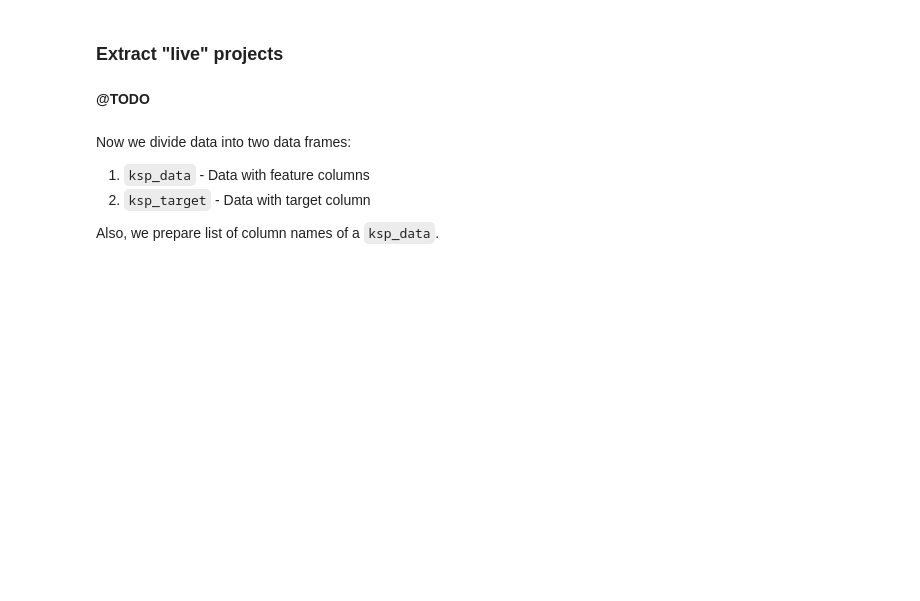
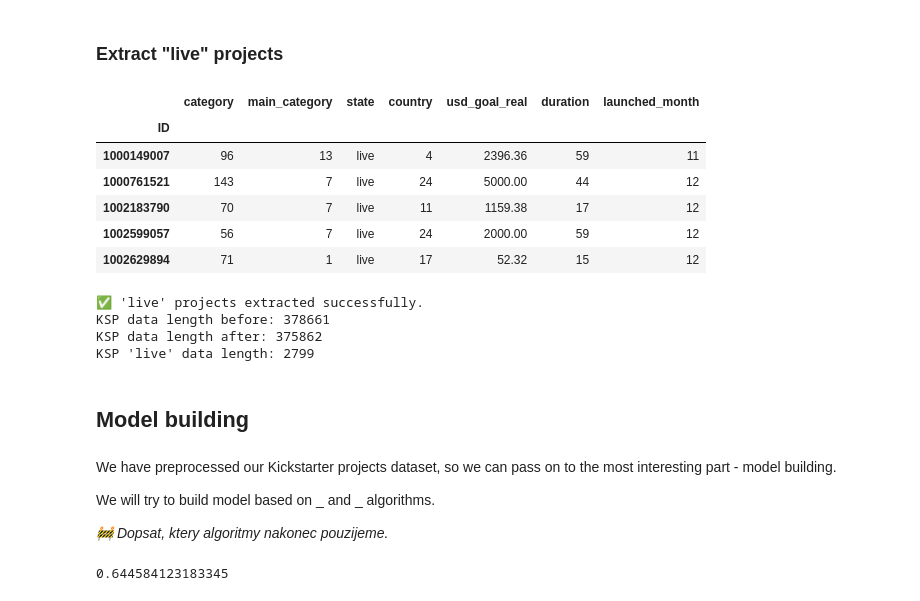
Before and after one commit to dmitrijt9/kickstarter-projects-classification, a Jupyter notebook: notebook.ipynb, the cells around one changed output. Saved outputs shown, nothing was run; the diff lists cells and outputs as text; code cells hidden in the pictures; blank space fills up the shorter version.

```diff
--- a/notebook.ipynb
+++ b/notebook.ipynb
@@ -228,12 +292,64 @@ ksp.head()
 **@TODO**
 # %% [markdown]
 ### Extract "live" projects
-# %% [markdown]
-**@TODO**
-# %% [markdown]
-Now we divide data into two data frames:
-
-1. `ksp_data` - Data with feature columns
-2. `ksp_target` - Data with target column
-
-Also, we prepare list of column names of a `ksp_data`.
+# %%
+# create copy of a live projects and drop them from ksp dataset
+old_ksp_len = len(ksp_pre)
+live_projects_index = ksp_pre[ksp_pre['state'] == 'live'].index
+ksp_live = ksp_pre.filter(items=live_projects_index, axis=0)
+ksp_live.head()
+# %% [output]
+|  | category | main_category | state | country | usd_goal_real | duration | launched_month |
+| ID |  |  |  |  |  |  |  |
+| 1000149007 | 96 | 13 | live | 4 | 2396.36 | 59 | 11 |
+| 1000761521 | 143 | 7 | live | 24 | 5000.00 | 44 | 12 |
+| 1002183790 | 70 | 7 | live | 11 | 1159.38 | 17 | 12 |
+| 1002599057 | 56 | 7 | live | 24 | 2000.00 | 59 | 12 |
+| 1002629894 | 71 | 1 | live | 17 | 52.32 | 15 | 12 |
+# %%
+ksp_pre.drop(ksp_pre[ksp_pre['state'] == 'live'].index, inplace=True, axis=0)
+new_ksp_len = len(ksp_pre)
+assert old_ksp_len - new_ksp_len == len(ksp_live), "Something went wrong when extracting live projects from a datase. Lengths do not match!"
+print("✅ 'live' projects extracted successfully.")
+print("KSP data length before: " + str(old_ksp_len))
+print("KSP data length after: " + str(new_ksp_len))
+print("KSP 'live' data length: " + str(len(ksp_live)))
+# %% [output]
+✅ 'live' projects extracted successfully.
+KSP data length before: 378661
+KSP data length after: 375862
+KSP 'live' data length: 2799
+# %% [markdown]
+## Model building
+# %% [markdown]
+We have preprocessed our Kickstarter projects dataset, so we can pass on to the most interesting part - model building.
+
+We will try to build model based on _ and _ algorithms.
+
+*🚧 Dopsat, ktery algoritmy nakonec pouzijeme.*
+# %%
+from sklearn.neighbors import KNeighborsClassifier
+from sklearn.linear_model import LogisticRegression
+from sklearn.model_selection import train_test_split
+
+split_random_state=24
+
+# split target data (state) from main dataset collection
+y = ksp_pre[['state']]
+X = ksp_pre.drop(['state'], axis=1)
+
+# convert categorical data to numerical
+y = pd.get_dummies(y)
+y = y.drop('state_failed', axis=1)
+# X = pd.get_dummies(X)
+
+X_train, X_test, y_train, y_test = train_test_split(X, y, test_size=0.4, random_state=split_random_state, stratify=y)
+# knn = KNeighborsClassifier(n_neighbors=4)
+# knn.fit(X_train, y_train)
+# y_pred = knn.predict(X_test)
+# knn.score(X_test, y_test)
+
+ridge = LogisticRegression().fit(X_train, y_train.values.ravel())
+ridge.score(X_test, y_test)
+# %% [output]
+0.644584123183345
```
Also changed, not shown: parts of 13 cells of this notebook.
